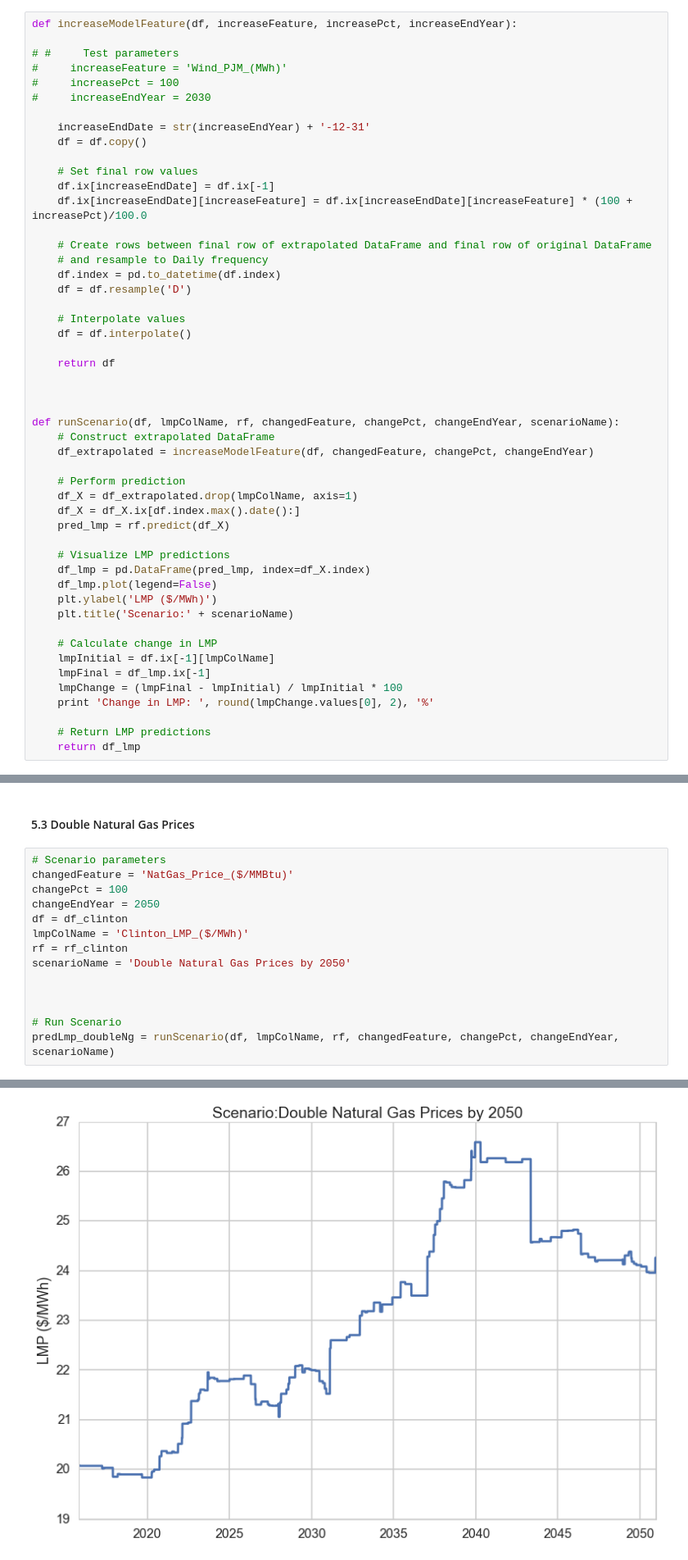
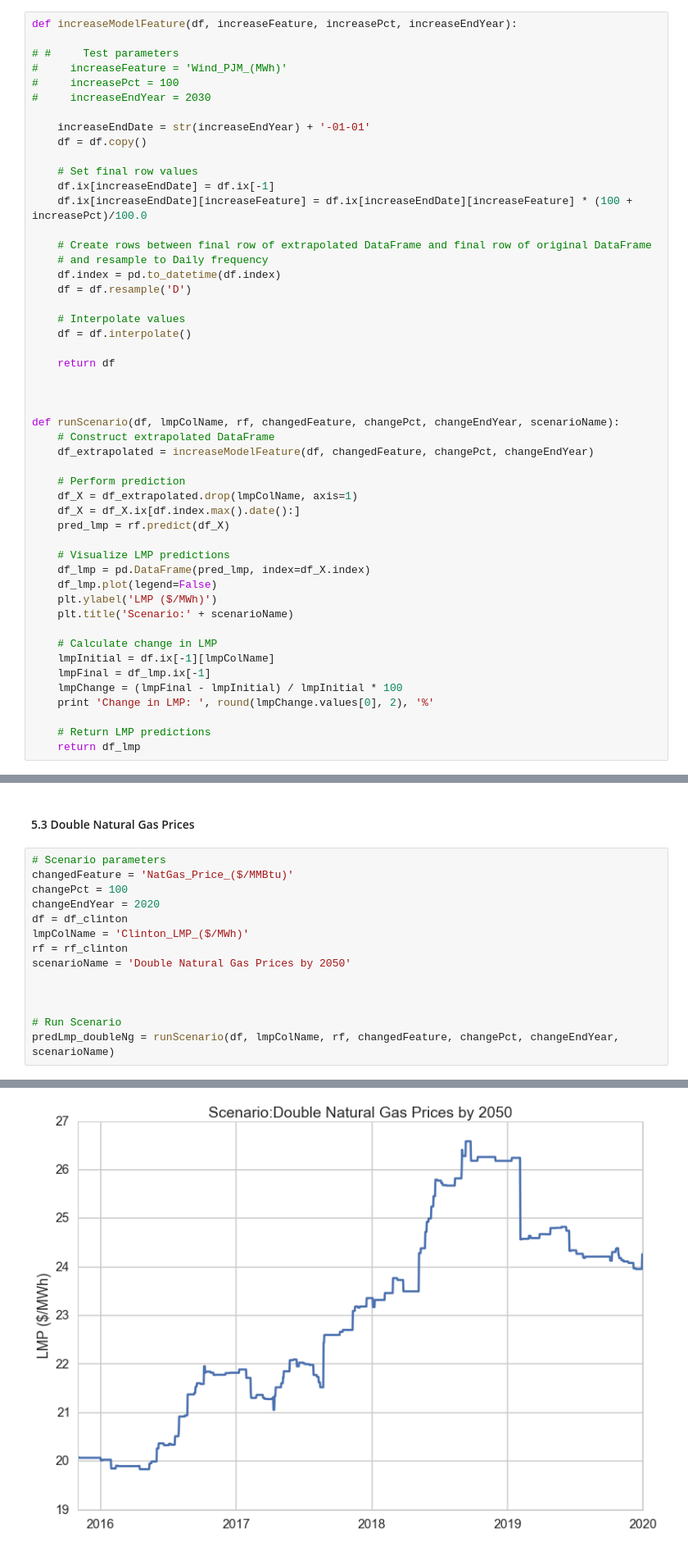
Before and after one commit to dannychua/Electricity-Price-Predictor, a Jupyter notebook: Process Book.ipynb, the cells around one changed output, grey strips where cells are left out. Shown at 82% size. Cells and saved outputs as stored; diff of their text form.

```diff
--- a/Process Book.ipynb
+++ b/Process Book.ipynb
@@ -884,7 +868,7 @@ def increaseModelFeature(df, increaseFeature, increasePct, increaseEndYear):
 #     increasePct = 100
 #     increaseEndYear = 2030
 
-    increaseEndDate = str(increaseEndYear) + '-12-31'
+    increaseEndDate = str(increaseEndYear) + '-01-01'
     df = df.copy()
 
     # Set final row values
@@ -968,20 +952,20 @@ Change in LMP:  -0.83 %
 # %%
 # Scenario parameters
 changedFeature = 'NatGas_Price_($/MMBtu)'
 changePct = 100
-changeEndYear = 2050
+changeEndYear = 2020
 df = df_clinton
 lmpColName = 'Clinton_LMP_($/MWh)'
 rf = rf_clinton
 scenarioName = 'Double Natural Gas Prices by 2050'
 
 
 
 # Run Scenario
 predLmp_doubleNg = runScenario(df, lmpColName, rf, changedFeature, changePct, changeEndYear, scenarioName)
 # %% [output]
 Change in LMP:  20.4 %
-[figure, old version]
+[figure, new version]
 # %% [markdown]
 #### 5.4 Double Electricity Demands in MISO
 # %%
```
Also changed, not shown: parts of 12 cells of this notebook.
